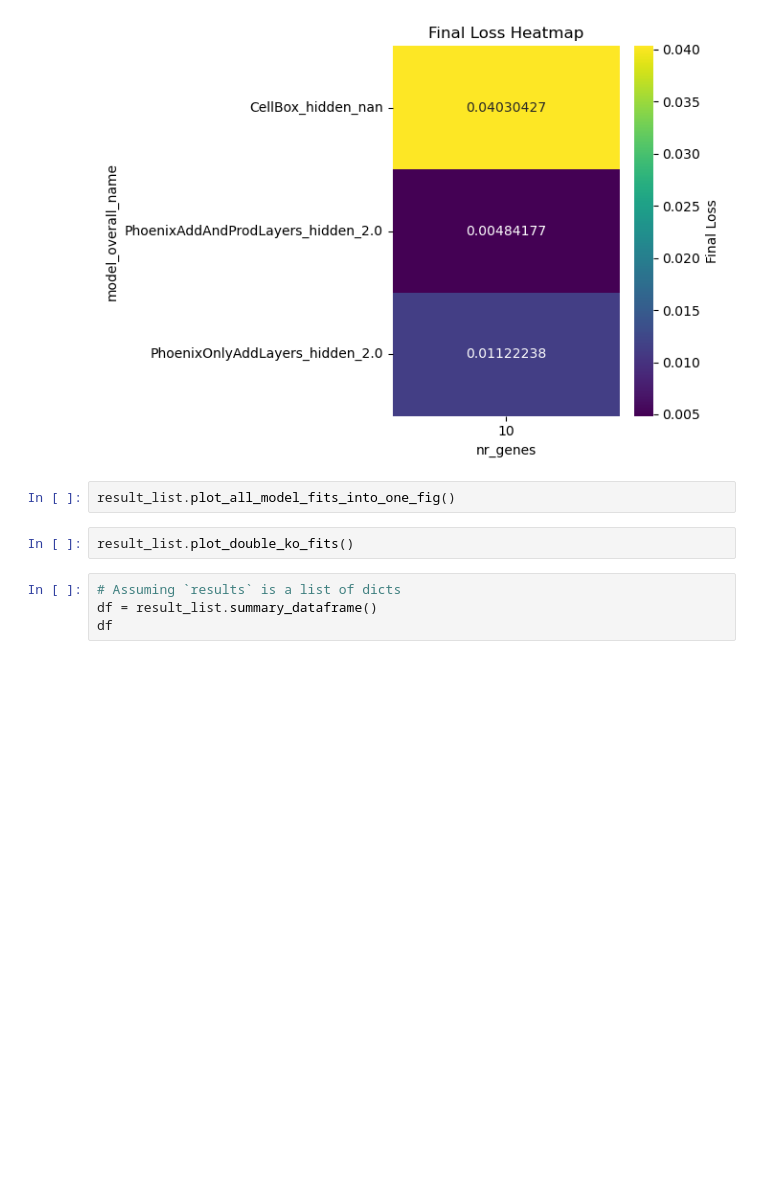
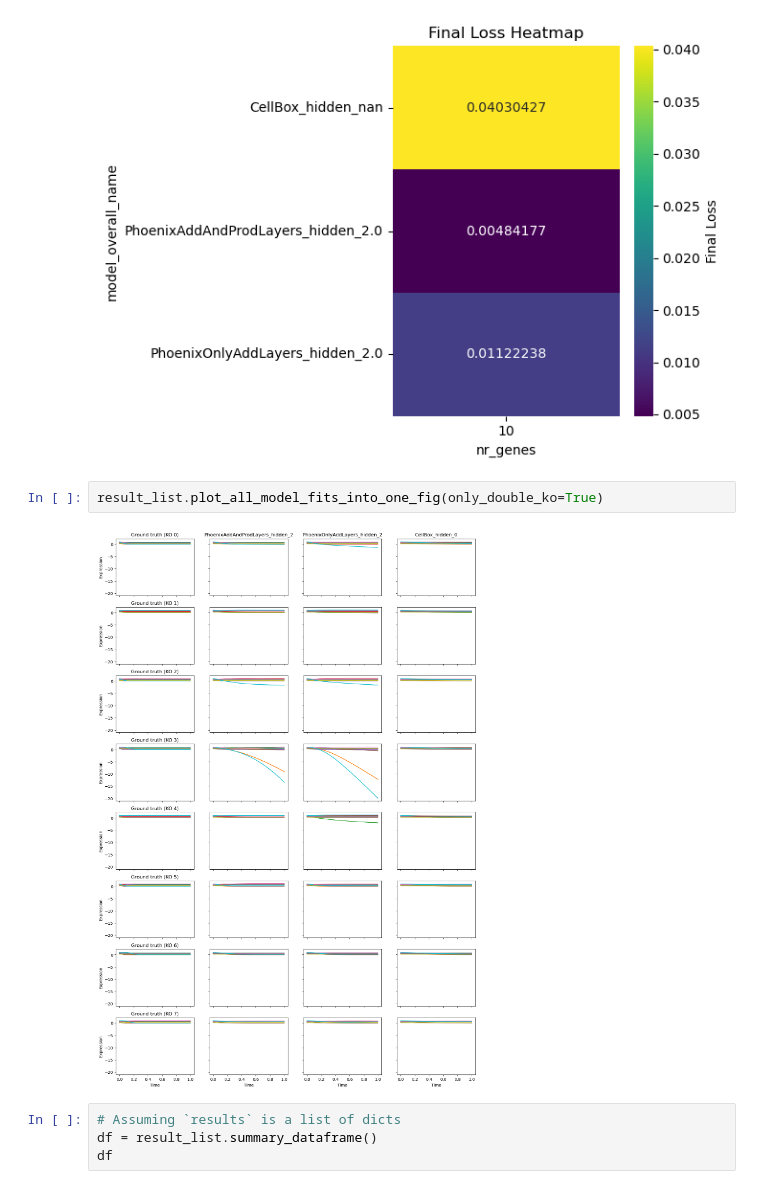
Before and after one commit to CropXR/HALCYON, a Jupyter notebook: notebooks/double_ko_notebook.ipynb, the cells around one changed output. Drawn from its saved outputs; the diff is of its cells as text; blank space fills up the shorter version.

Commit message:
Double KO verification initial implementation
But not entirely sure if it all works so will double check tomorrow

```diff
--- a/notebooks/double_ko_notebook.ipynb
+++ b/notebooks/double_ko_notebook.ipynb
@@ -143,9 +143,9 @@ result_list.final_loss_heatmap()
 # %% [output]
 [figure]
 # %%
-result_list.plot_all_model_fits_into_one_fig()
+result_list.plot_all_model_fits_into_one_fig(only_double_ko=True)
+# %% [output]
+[figure, added]
-# %%
-result_list.plot_double_ko_fits()
 # %%
 # Assuming `results` is a list of dicts
 df = result_list.summary_dataframe()
```
Also changed, not shown: parts of 2 cells of this notebook, 7 other files.
